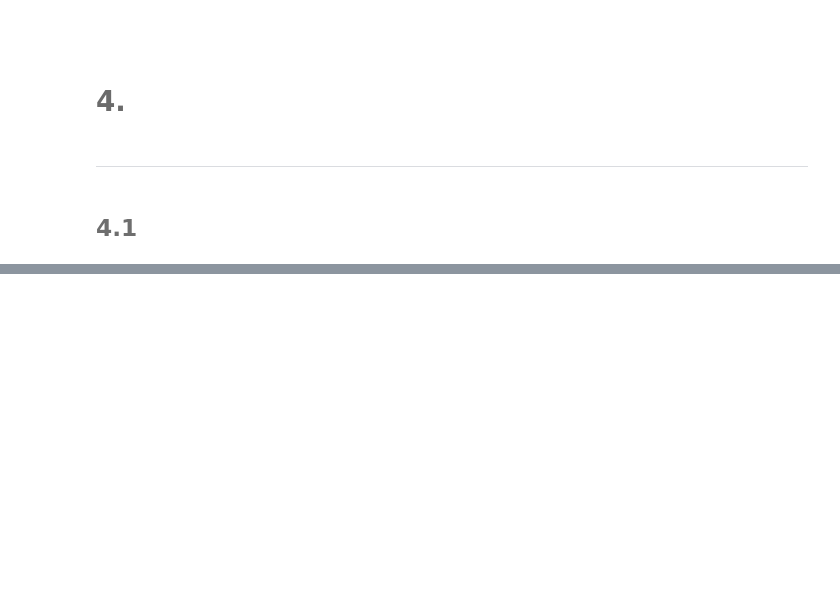
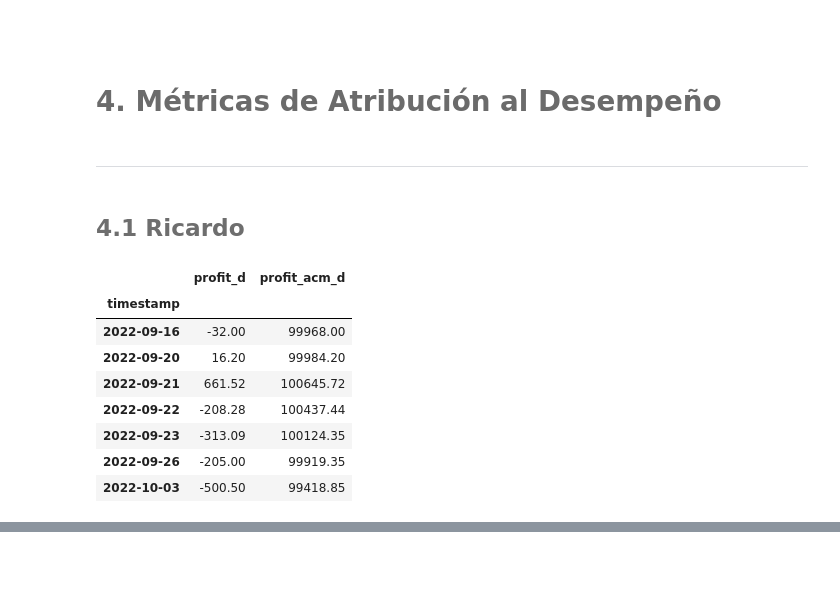
Before and after one commit to cardenasramosr/MyST_LAB_3, a Jupyter notebook: notebook.ipynb, the cells around one changed output, grey strips where cells are left out. Saved outputs shown, nothing was run; the diff lists cells and outputs as text; code cells hidden in the pictures; blank space fills up the shorter version.

```diff
--- a/notebook.ipynb
+++ b/notebook.ipynb
@@ -228,8 +228,21 @@ dic_estadisticas_ba_leonardo["df_2_ranking"]
 # %% [markdown]
 <br>
 # %% [markdown]
-# <font color= #6B6B6B> 4. </font>
+# <font color= #6B6B6B> 4. Métricas de Atribución al Desempeño </font>
 # %% [markdown]
 <hr style="border:0.02in solid gray"> </hr>
 # %% [markdown]
-## <font color= #6E6E6E> 4.1  </font>
+## <font color= #6E6E6E> 4.1 Ricardo </font>
+# %%
+evolucionCapital_ricardo, mad_ricardo = main.metricas_atribucion_desempeño(datos_ricardo)
+evolucionCapital_ricardo
+# %% [output]
+|  | profit_d | profit_acm_d |
+| timestamp |  |  |
+| 2022-09-16 | -32.00 | 99968.00 |
+| 2022-09-20 | 16.20 | 99984.20 |
+| 2022-09-21 | 661.52 | 100645.72 |
+| 2022-09-22 | -208.28 | 100437.44 |
+| 2022-09-23 | -313.09 | 100124.35 |
+| 2022-09-26 | -205.00 | 99919.35 |
+| 2022-10-03 | -500.50 | 99418.85 |
```
Also changed, not shown: parts of 10 cells of this notebook, 2 other files.
